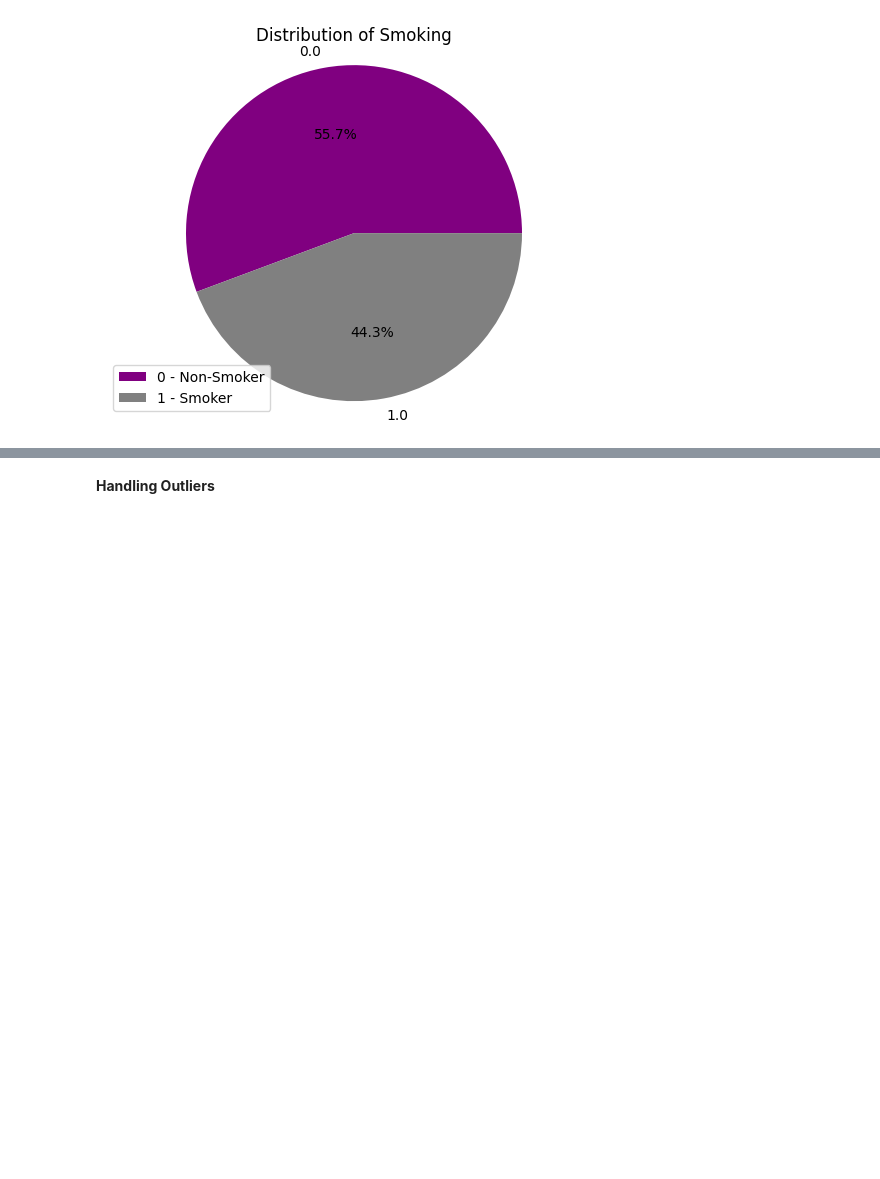
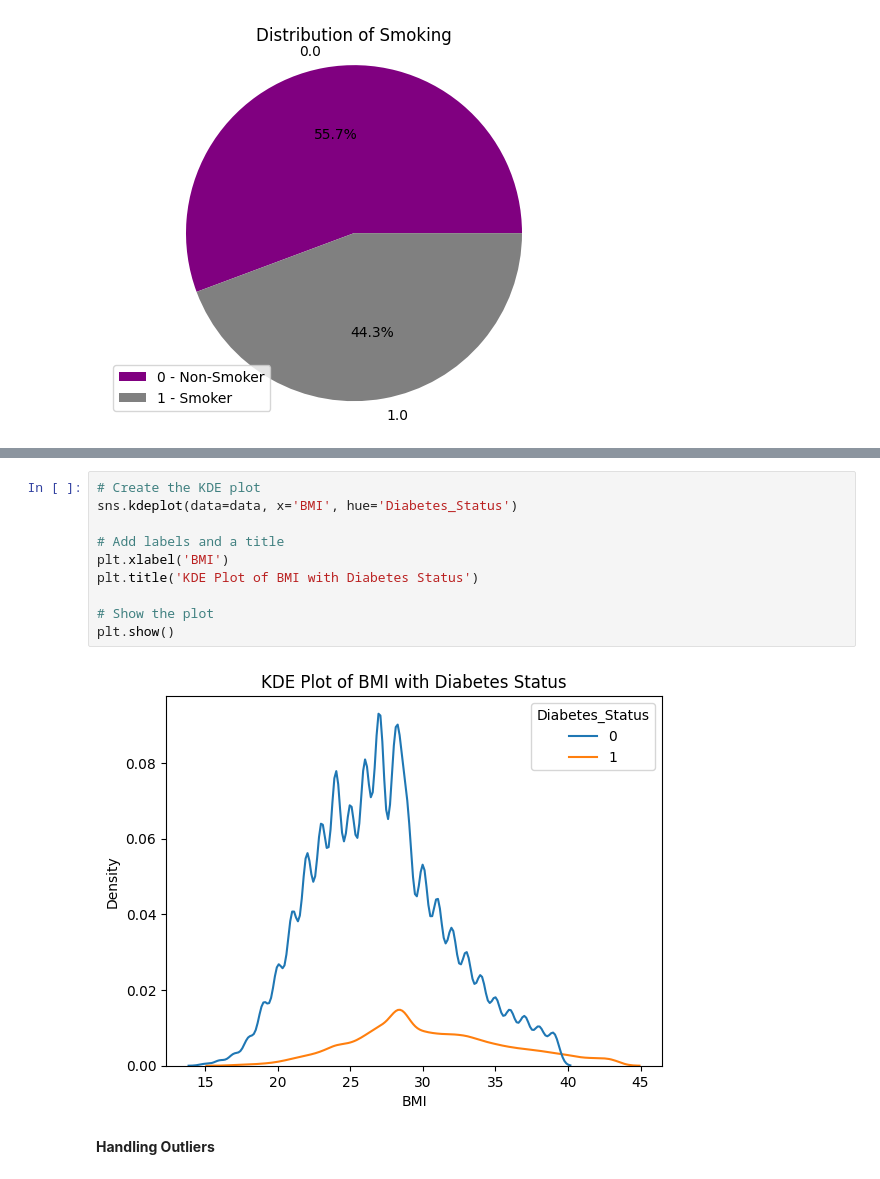
Before and after one commit to GraceOluwafemi/Msc-Project, a Jupyter notebook: project.ipynb, the cells around one changed output, grey strips where cells are left out. Saved outputs shown, nothing was run; the diff lists cells and outputs as text; blank space fills up the shorter version.

```diff
--- a/project.ipynb
+++ b/project.ipynb
@@ -368,3 +408,15 @@ plt.show()
+# %%
+# Create the KDE plot
+sns.kdeplot(data=data, x='BMI', hue='Diabetes_Status')
+
+# Add labels and a title
+plt.xlabel('BMI')
+plt.title('KDE Plot of BMI with Diabetes Status')
+
+# Show the plot
+plt.show()
+# %% [output]
+[figure, added]
 # %% [markdown]
 **Handling Outliers**
 # %%
```
Also changed, not shown: parts of 24 cells of this notebook.
